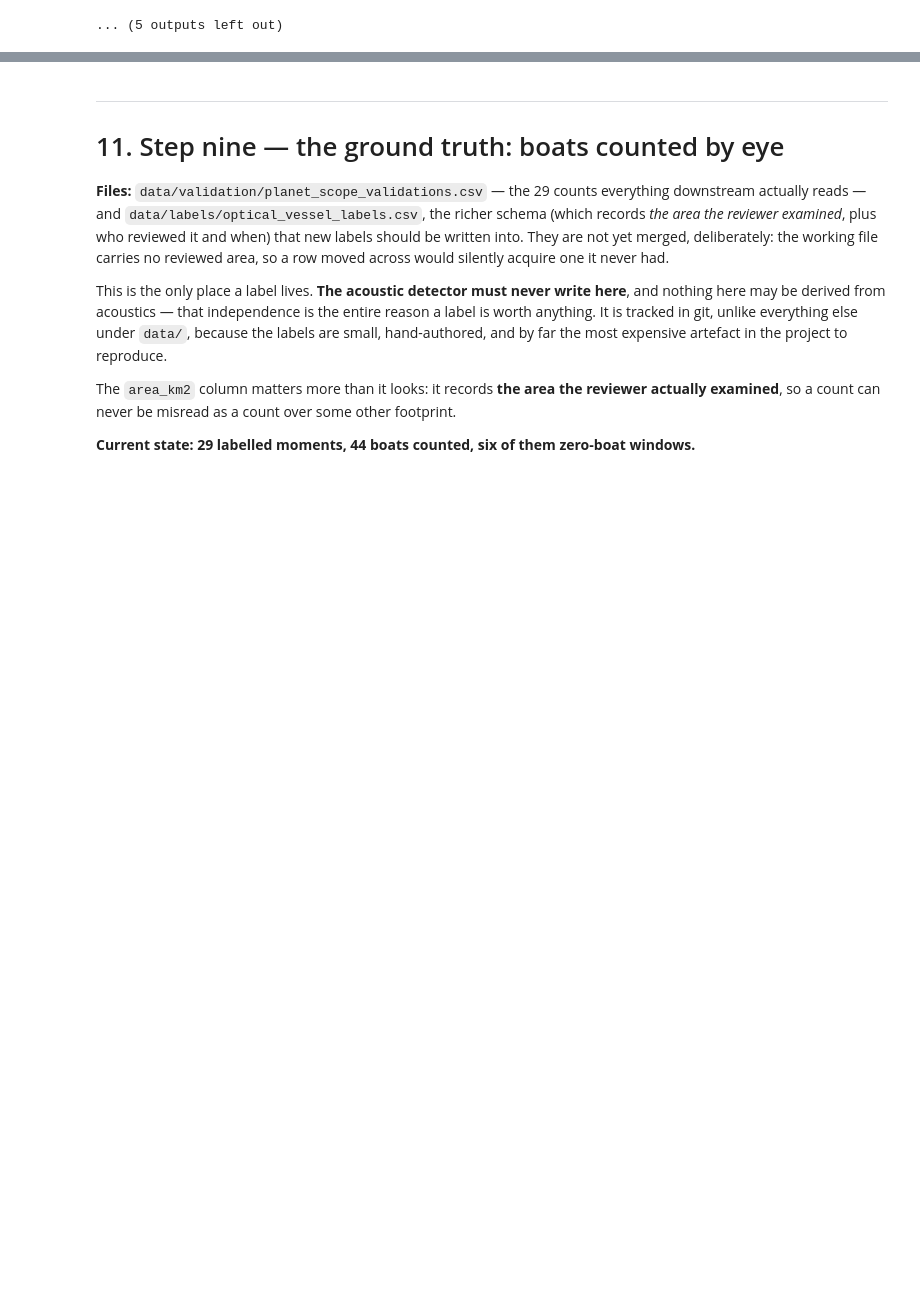
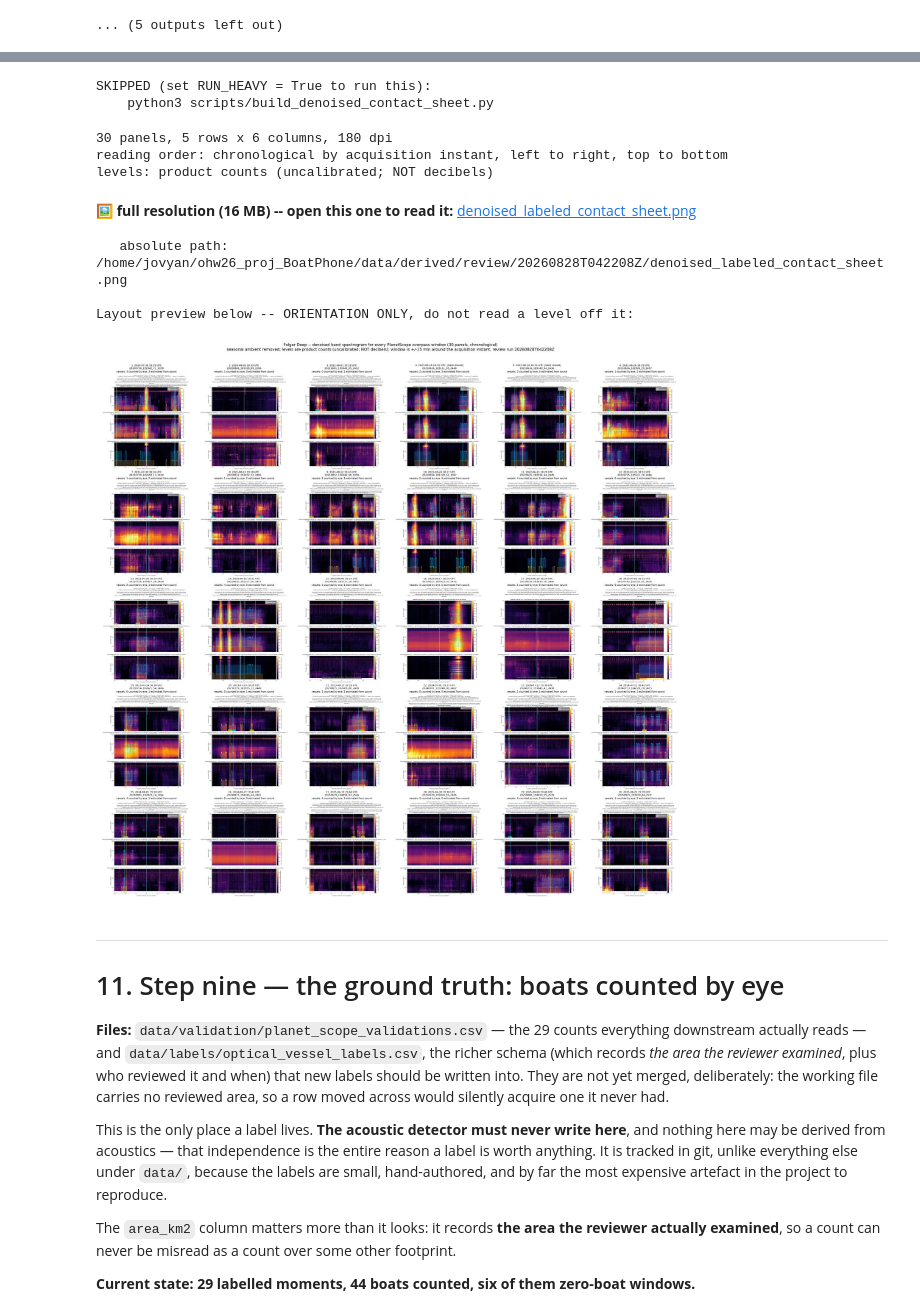
Before and after one commit to oceanhackweek/ohw26_proj_BoatPhone, a Jupyter notebook: final_notebooks/acoustic_pipeline.ipynb, the cells around one changed output, grey strips where cells are left out. Drawn from its saved outputs; the diff is of its cells as text; code cells hidden in the pictures; blank space fills up the shorter version.

```diff
--- a/final_notebooks/acoustic_pipeline.ipynb
+++ b/final_notebooks/acoustic_pipeline.ipynb
@@ -1069,3 +1093,51 @@ Earlier runs (kept; never overwritten):
+# %%
+# Rebuild the contact sheet. Fast (well under a minute) but it needs the review set
+# to exist, so it is grouped with the heavy steps.
+run_script(["scripts/build_denoised_contact_sheet.py"], heavy=True, timeout=1800)
+# %% [output]
+SKIPPED (set RUN_HEAVY = True to run this):
+    python3 scripts/build_denoised_contact_sheet.py
+# %%
+# Show the preview, and link the full-resolution sheet.
+review_root = paths.DERIVED_DIR / "review"
+runs = sorted(p for p in review_root.glob("*") if p.is_dir()) if review_root.exists() else []
+sheet = preview = None
+for run in reversed(runs):                     # most recent run that actually has one
+    candidate = run / "denoised_labeled_contact_sheet.png"
+    if candidate.exists():
+        sheet = candidate
+        preview = run / "denoised_labeled_contact_sheet_preview.jpg"
+        break
+
+if sheet is None:
+    print("No contact sheet yet -- run the cell above with RUN_HEAVY = True.")
+else:
+    prov = json.loads(sheet.with_suffix(".provenance.json").read_text())
+    print(f"{prov['n_panels']} panels, {prov['grid_rows']} rows x "
+          f"{prov['grid_columns']} columns, {prov['dpi']} dpi")
+    print(f"reading order: {prov['reading_order']}")
+    print(f"levels: {prov['level_unit']}")
+    if prov["n_windows_without_panel"]:
+        # A window with no panel is NAMED, so a short sheet can never look complete.
+        print(f"windows with no panel and therefore NOT drawn: "
+              f"{prov['windows_without_panel']}")
+    print()
+    display(HTML("&#128444; <b>full resolution ({:.0f} MB) -- open this one to read it:</b> {}"
+                 .format(sheet.stat().st_size / 1e6, link(sheet, sheet.name))))
+    print("   absolute path:", sheet.resolve())
+
+    if preview.exists():
+        print("\nLayout preview below -- ORIENTATION ONLY, do not read a level off it:")
+        display(Image(filename=str(preview)))
+# %% [output]
+30 panels, 5 rows x 6 columns, 180 dpi
+reading order: chronological by acquisition instant, left to right, top to bottom
+levels: product counts (uncalibrated; NOT decibels)
+🖼 full resolution (16 MB) -- open this one to read it: denoised_labeled_contact_sheet.png
+   absolute path: /home/jovyan/ohw26_proj_BoatPhone/data/derived/review/20260828T042208Z/denoised_labeled_contact_sheet.png
+
+Layout preview below -- ORIENTATION ONLY, do not read a level off it:
+[figure, added]
 # %% [markdown]
 ---
 # 11. Step nine — the ground truth: boats counted by eye
```
Also changed, not shown: parts of 1 cell of this notebook, 1 other file.
